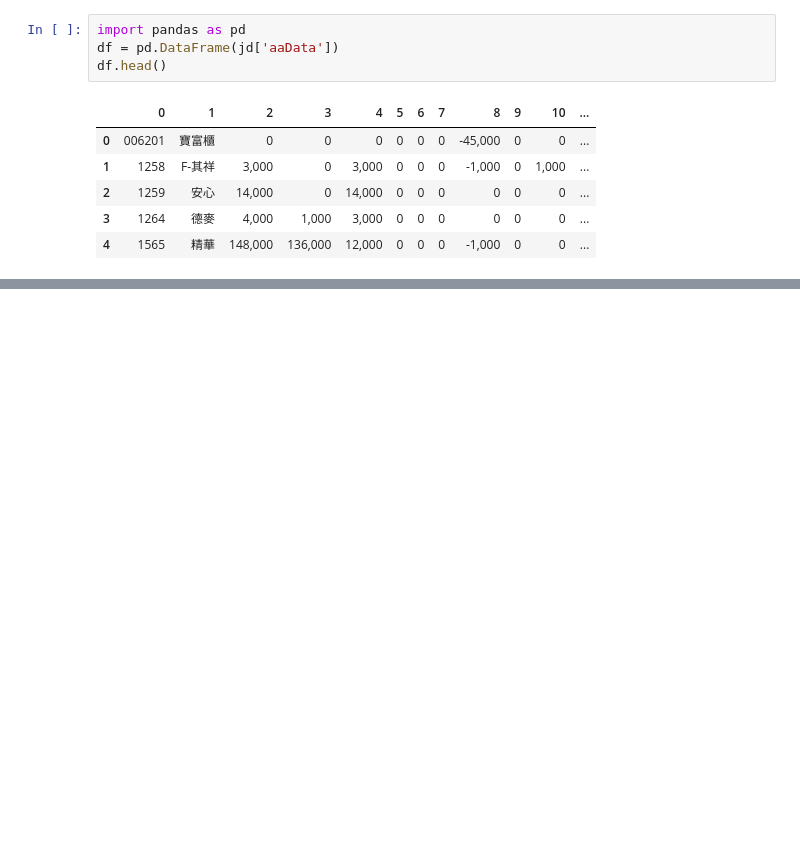
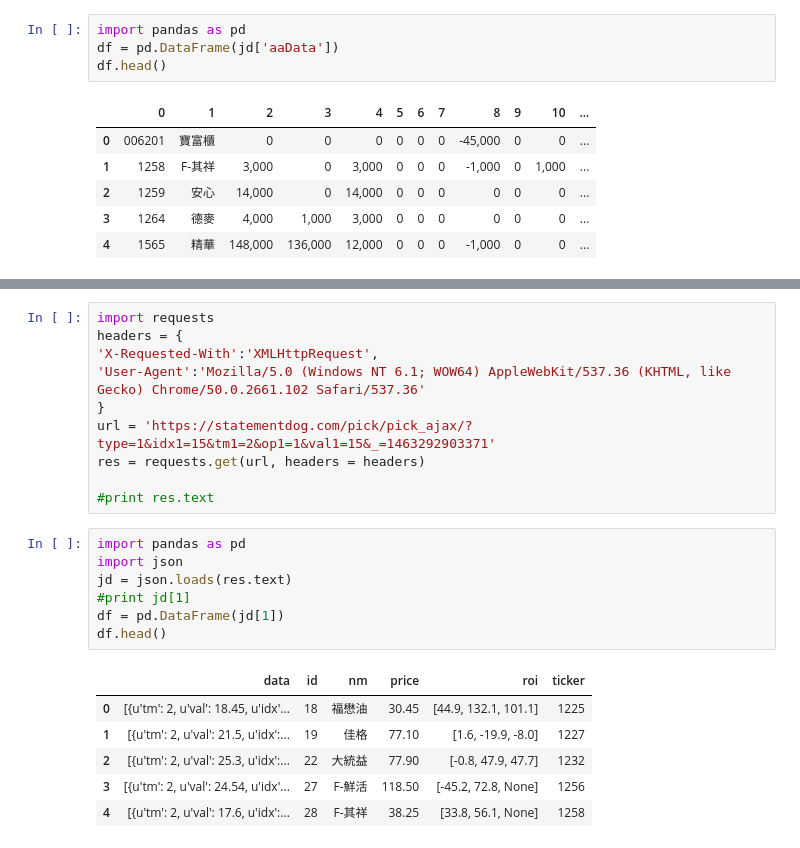
Before and after one commit to nike4859/PyFinance, a Jupyter notebook: 20160515demo.ipynb, the cells around one changed output, grey strips where cells are left out. Cells and saved outputs as stored; diff of their text form; blank space fills up the shorter version.

```diff
--- a/20160515demo.ipynb
+++ b/20160515demo.ipynb
@@ -289,0 +402,24 @@ df.head()
+# %%
+import requests
+headers = {
+'X-Requested-With':'XMLHttpRequest',
+'User-Agent':'Mozilla/5.0 (Windows NT 6.1; WOW64) AppleWebKit/537.36 (KHTML, like Gecko) Chrome/50.0.2661.102 Safari/537.36'
+}
+url = 'https://statementdog.com/pick/pick_ajax/?type=1&idx1=15&tm1=2&op1=1&val1=15&_=1463292903371'
+res = requests.get(url, headers = headers)
+
+#print res.text
+# %%
+import pandas as pd
+import json
+jd = json.loads(res.text)
+#print jd[1]
+df = pd.DataFrame(jd[1])
+df.head()
+# %% [output]
+|  | data | id | nm | price | roi | ticker |
+| 0 | [{u'tm': 2, u'val': 18.45, u'idx'... | 18 | 福懋油 | 30.45 | [44.9, 132.1, 101.1] | 1225 |
+| 1 | [{u'tm': 2, u'val': 21.5, u'idx':... | 19 | 佳格 | 77.10 | [1.6, -19.9, -8.0] | 1227 |
+| 2 | [{u'tm': 2, u'val': 25.3, u'idx':... | 22 | 大統益 | 77.90 | [-0.8, 47.9, 47.7] | 1232 |
+| 3 | [{u'tm': 2, u'val': 24.54, u'idx'... | 27 | F-鮮活 | 118.50 | [-45.2, 72.8, None] | 1256 |
+| 4 | [{u'tm': 2, u'val': 17.6, u'idx':... | 28 | F-其祥 | 38.25 | [33.8, 56.1, None] | 1258 |
```
Also changed, not shown: parts of 21 cells of this notebook.
